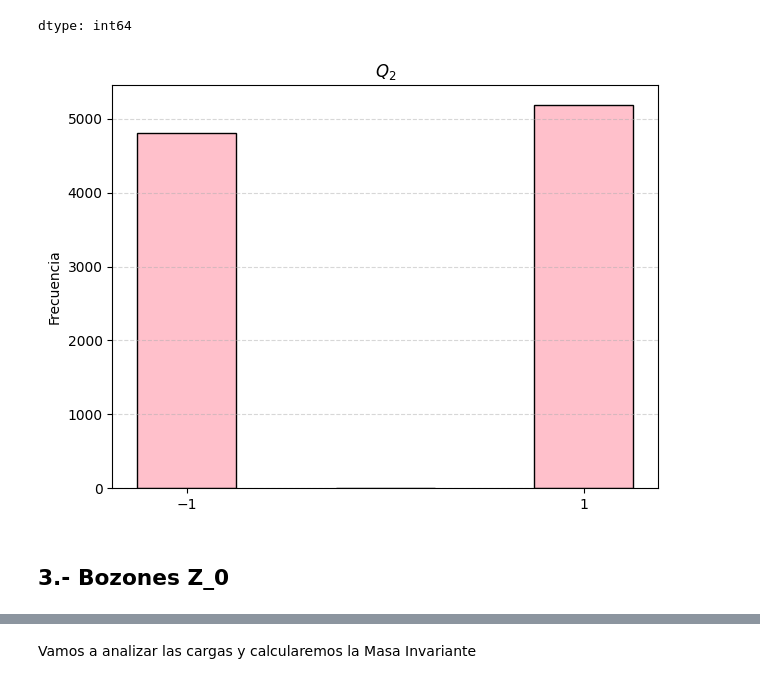
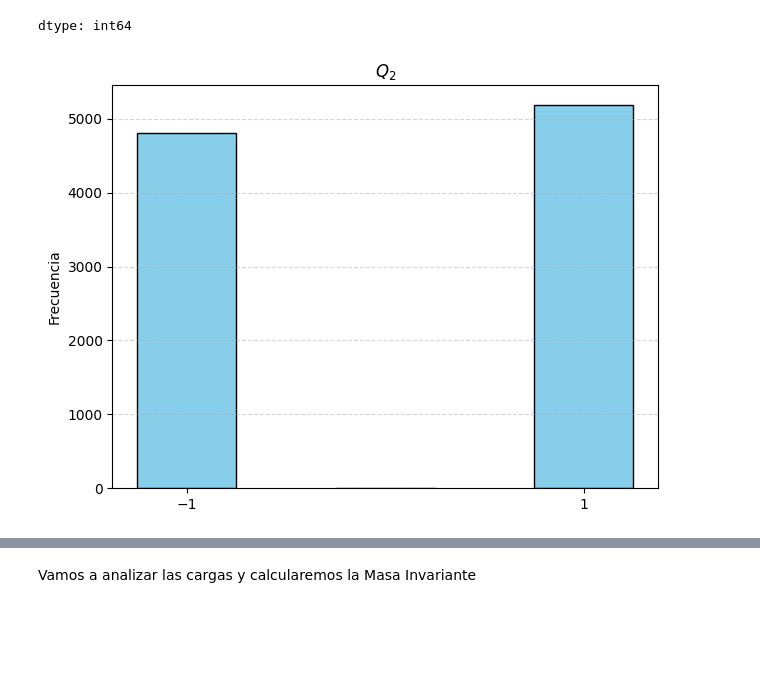
Before and after one commit to ProgramasParaFisicaDeParticulas/lecturadedatosabiertoscmszmumu-Carrazko, a Jupyter notebook: CMSOpenDataZtoMuMu.ipynb, the cells around one changed output, grey strips where cells are left out. Drawn from its saved outputs; the diff is of its cells as text; code cells hidden in the pictures; blank space fills up the shorter version.

```diff
--- a/CMSOpenDataZtoMuMu.ipynb
+++ b/CMSOpenDataZtoMuMu.ipynb
@@ -86,15 +103,13 @@ particles['Q2'].value_counts()
 | -1 | 4808 |
 dtype: int64
 # %%
-# Hacer histograma
-plt.hist(particles['Q2'], bins=[-1.5, -0.5, 0.5, 1.5], align='mid', rwidth=0.5, color='pink', edgecolor='black')
+# Hacer histograma de Q2
+plt.hist(particles['Q2'], bins=[-1.5, -0.5, 0.5, 1.5], align='mid', rwidth=0.5, color='skyblue', edgecolor='black')
 plt.title(r'$Q_2$')
 plt.ylabel('Frecuencia')
 plt.xticks([-1, 1])
 plt.grid(axis='y', linestyle='--', alpha=0.5)
 plt.tight_layout()
 plt.show()
 # %% [output]
-[figure, old version]
+[figure, new version]
-# %% [markdown]
-## 3.- Bozones Z_0
```
Also changed, not shown: parts of 15 cells of this notebook.
